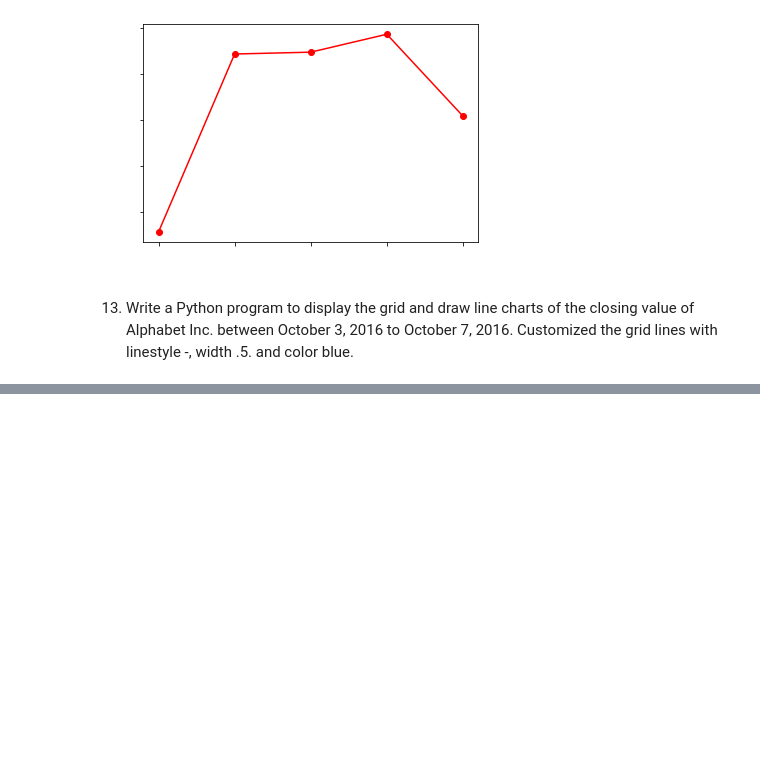
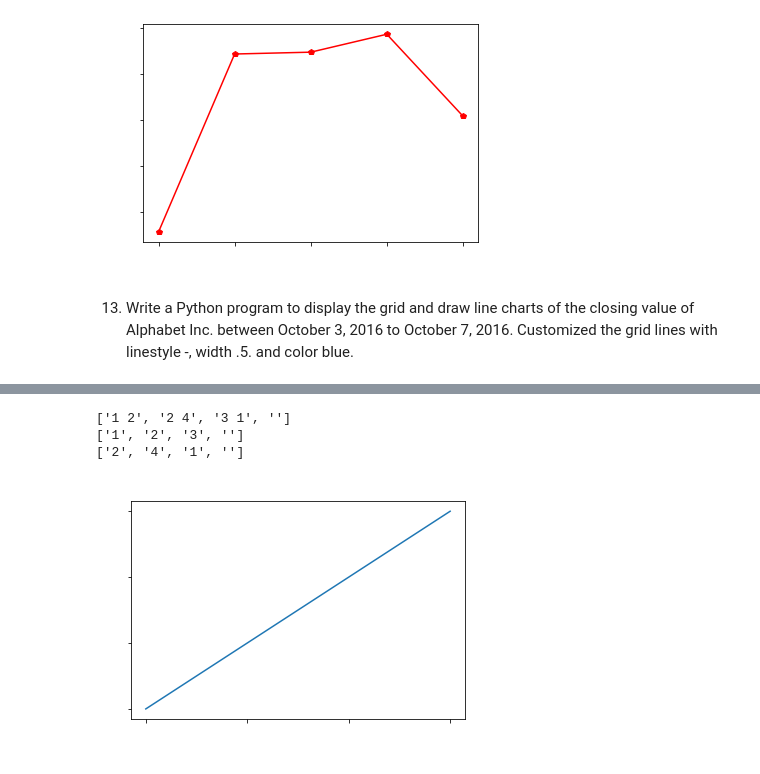
Before and after one commit to shaikhfarzana/Python-Libraries, a Jupyter notebook: Mathplotlib_Problems/Matplotlib_Problems.ipynb, the cells around one changed output, grey strips where cells are left out. Drawn from its saved outputs; the diff is of its cells as text; code cells hidden in the pictures; blank space fills up the shorter version.

```diff
--- a/Mathplotlib_Problems/Matplotlib_Problems.ipynb
+++ b/Mathplotlib_Problems/Matplotlib_Problems.ipynb
@@ -480,0 +543,36 @@ if __name__ == "__main__":
+# %%
+from  matplotlib import pyplot as plt
+with open("test.txt") as f:
+    data = f.read()
+data = data.split('\n')
+print(data)
+x = [row.split(' ')[0] for row in data]
+print(x)
+y = [row.split(' ')[-1] for row in data]
+print(y)
+plt.plot(x, y)
+plt.xlabel('x-axis', color= 'white')
+plt.ylabel('y-axis', color = 'white')
+plt.xticks( color = 'white')
+plt.yticks( color = 'white')
+plt.title('Sample graph!', color='white')
+plt.show()
+
+# from matplotlib import pyplot as plt
+# with open("03_file.txt")as f:
+#     data=f.read()
+# data=data.split('\n')
+# x = [row.split(' ')[0] for row in data]
+# y = [row.split(' ')[1] for row in data]
+# print(x)
+# print(y)
+# plt.plot(x,y)
+# plt.xlabel('x-axis')
+# plt.ylabel('y-axis')
+# plt.title('Data analysis')
+# plt.show()
+# %% [output]
+['1 2', '2 4', '3 1', '']
+['1', '2', '3', '']
+['2', '4', '1', '']
+[figure, added]
```
Also changed, not shown: parts of 6 cells of this notebook.
